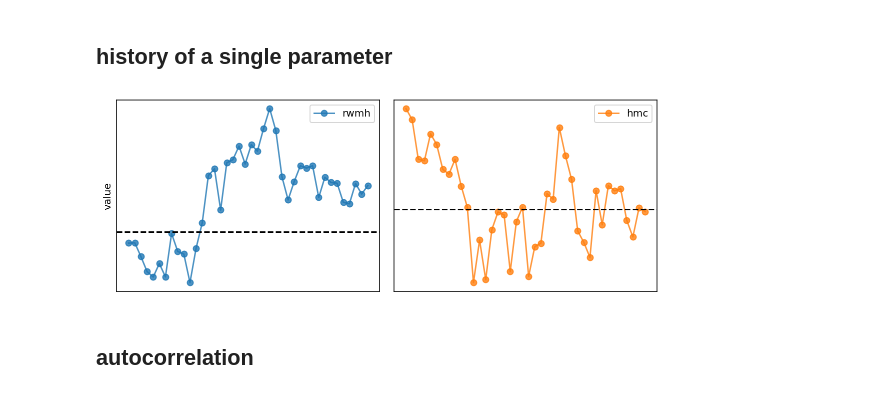
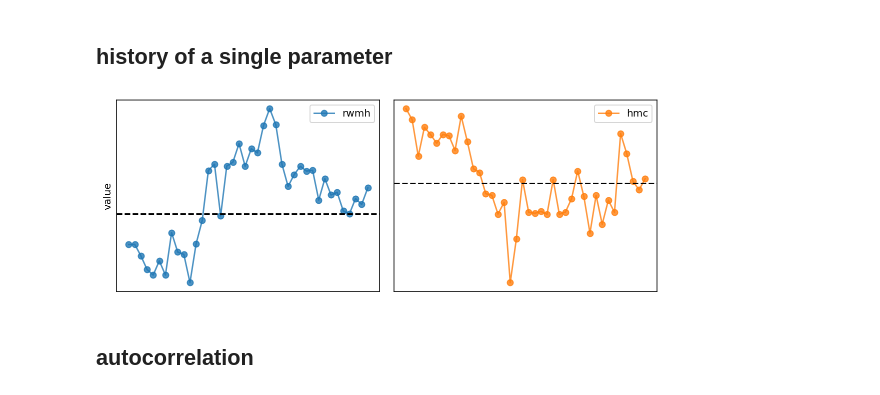
Before and after one commit to martin-marek/bnn-project, a Jupyter notebook: notebooks/1d_regression.ipynb, the cells around one changed output. Cells and saved outputs as stored; diff of their text form; code cells hidden in the pictures.

```diff
--- a/notebooks/1d_regression.ipynb
+++ b/notebooks/1d_regression.ipynb
@@ -291,14 +288,15 @@ plt.show()
 fig, ax = plt.subplots()
 
 # plot predictions
+chain = sum(chains_dict['hmc'], [])
 x_full = jnp.linspace(-2, 2, 100)[:, None]
-for i, params in enumerate(params_hmc):
+for i, params in enumerate(chain):
     y_hat = predict_fn(x_full, params)
     ax.fill_between(x_full[:, 0], y_hat[:, 0]-2*y_hat[:, 1], y_hat[:, 0]+2*y_hat[:, 1], alpha=0.3)
     ax.plot(x_full[:, 0], y_hat[:, 0], label=i)
 
 # plot training data
-ax.plot(x_train[:, 0], y_train, 'kx')
+ax.scatter(x_train[:, 0], y_train, marker='x', c='black', s=100, zorder=10)
 ax.set_xlim([-2, 2])
 ax.set_ylim([-3, 3])
 
@@ -356,14 +354,15 @@ plt.show()
 # %%
+chain = sum(chains_dict['hmc'], [])
 key = jax.random.PRNGKey(0)
 alpha = 0.05
-used_steps = len(params_hmc) - warmup_steps
+n_steps = len(chain)
 nx = 500
 x_full = jnp.linspace(-2, 2, nx)
 n_samples = 1_000
-n_samples_per_step = n_samples // used_steps
+n_samples_per_step = n_samples // len(chain)
 
-samples = jnp.zeros([nx, used_steps, n_samples_per_step])
-for i, params in enumerate(params_hmc):
+samples = jnp.zeros([nx, len(chain), n_samples_per_step])
+for i, params in enumerate(chain):
     key, _ = jax.random.split(key)
     y_hat = predict_fn(x_full[:, None], params)
     mean = y_hat[:, 0]
@@ -372,7 +371,7 @@ for i, params in enumerate(params_hmc):
     samples = samples.at[:, i, :].set(current_samples)
 
 # flatten sampled predictions across posterior samples
-samples = samples.reshape([nx, used_steps*n_samples_per_step])
+samples = samples.reshape([nx, -1])
 
 # get posterior predictive quntiles
 quantiles = jnp.quantile(samples, jnp.array([alpha/2, 0.5, 1-alpha/2]), axis=1)
@@ -396,25 +395,25 @@ plt.show()
 # %%
 chain_idx = 0
 param_idx = 0
 n_points = 40
 fig, axs = plt.subplots(1, 2, figsize=[8, 3])
 axs = axs.flatten()
 chains_to_show = ['rwmh', 'hmc']
 for i, name in enumerate(chains_to_show):
     chains = chains_to_arr(chains_dict[name])
     param = chains[chain_idx, :, param_idx]
     line, = axs[i].plot(param[:n_points].tolist(), 'o-', alpha=0.8, label=name, color=f'C{i}')
-    axs[i].axhline(y=chains_arr[:, :, param_idx].mean(), linestyle="--", color='black')
+    axs[i].axhline(y=chains[:, :, param_idx].mean(), linestyle="--", color='black')
     axs[i].set_xticks([])
     axs[i].set_yticks([])
     axs[i].legend()
     if i in [2, 3]: axs[i].set_xlabel('step')
     if i in [0, 2]: axs[i].set_ylabel('value')
 plt.tight_layout()
 # plt.savefig('plots/mh_parameter_history.pdf', bbox_inches='tight', pad_inches=0)
 plt.show()
 # %% [output]
-[figure, old version]
+[figure, new version]
 # %% [markdown]
 ## autocorrelation
 # %%
```
Also changed, not shown: parts of 15 cells of this notebook.
